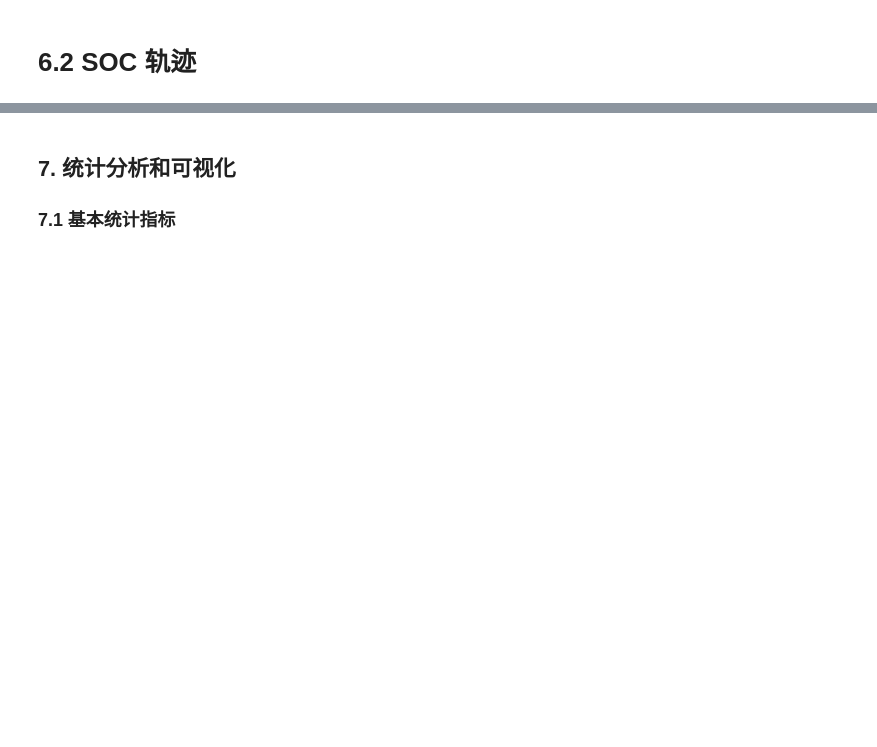
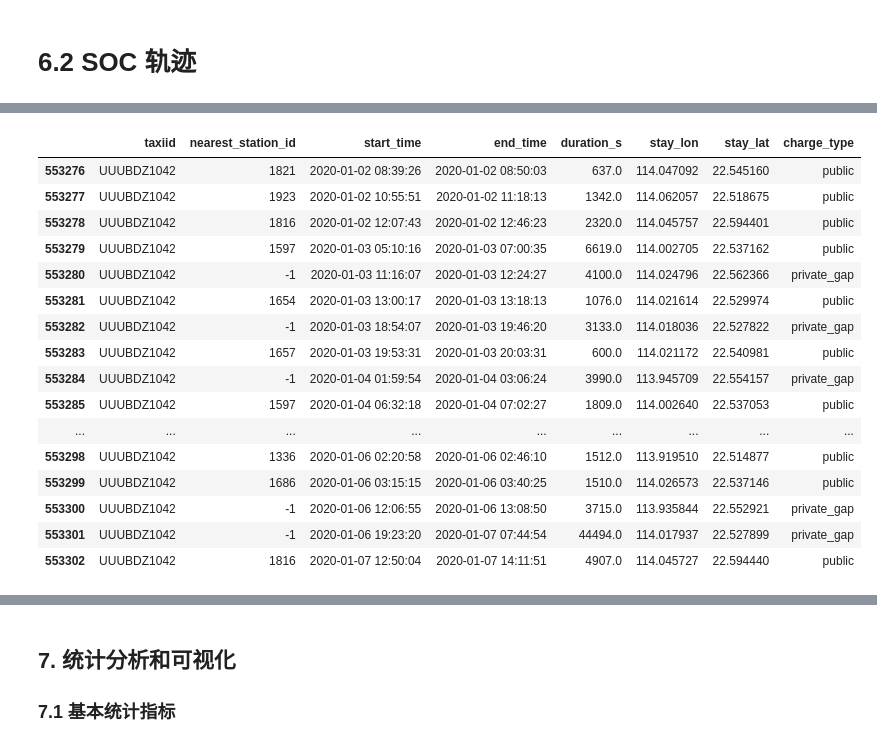
Before and after one commit to 762040835/taxi_Shenzhen, a Jupyter notebook: charging anay_v2.ipynb, the cells around one changed output, grey strips where cells are left out. Cells and saved outputs as stored; diff of their text form; code cells hidden in the pictures; blank space fills up the shorter version.

```diff
--- a/charging anay_v2.ipynb
+++ b/charging anay_v2.ipynb
@@ -64,12 +64,12 @@ PASSENGER_THR = 0        # 空载判断：passenger == 0
 
 # ========== 能耗和电池参数 ==========
 CAP_KWH = 80             # 电池容量（kWh）
-CONS_KWH_PER_KM = 0.2   # 能耗率（kWh/km）
+CONS_KWH_PER_KM = 0.15   # 能耗率（kWh/km）
 AVG_SPEED_KMH = 20       # 平均速度（km/h），用于缺数据时的估算
 CHG_EFFICIENCY = 1.0     # 充电效率
 
 # ========== 数据缺失处理 ==========
-MAX_GAP_SECONDS = 1800   # 最大允许数据缺失时间（秒）30分钟，超过则不计能耗,视为断开GPS
+MAX_GAP_SECONDS = 600   # 最大允许数据缺失时间（秒）10分钟，超过则不计能耗,视为断开GPS
 
 # ========== 路径设置 ==========
 TRACKS_DIR = '../data/taxi_trajectories.parquet'  # 轨迹数据根目录
@@ -79,14 +79,16 @@ PILE_CSV = 'pile_rated_power.csv'                 # 充电桩功率信息
 # ========== 输出文件 ==========
 OUTPUT_DIR = 'output_v2'
 os.makedirs(OUTPUT_DIR, exist_ok=True)
-CHARGING_EVENTS_FILE = f'{OUTPUT_DIR}/charging_events.parquet'
-CHAR_QUEUE_FILE = f'{OUTPUT_DIR}/char_queue.parquet'
-ENERGY_GAP_FILE = f'{OUTPUT_DIR}/energy_gap.parquet'
-BATTERY_TRACE_FILE = f'{OUTPUT_DIR}/battery_trace.parquet'
-PRIVATE_GAP_FILE = f'{OUTPUT_DIR}/private_gap_charging_events.parquet'
+CHARGING_EVENTS_FILE = f'{OUTPUT_DIR}/charging_events_p.parquet'
+CHAR_QUEUE_FILE = f'{OUTPUT_DIR}/char_queue_p.parquet'
+ENERGY_GAP_FILE = f'{OUTPUT_DIR}/energy_gap_p.parquet'
+BATTERY_TRACE_FILE = f'{OUTPUT_DIR}/battery_trace_p.parquet'
+PRIVATE_GAP_FILE = f'{OUTPUT_DIR}/private_gap_charging_events_p.parquet'
+PUBLIC_GAP_FILE = f'{OUTPUT_DIR}/public_gap_charging_events_p.parquet'  # 从gap检测到的公共充电
+
 
 # ========== 并行处理参数 ==========
-MAX_WORKERS = 8          # 并行处理的线程数
+MAX_WORKERS = 10          # 并行处理的线程数
 # %% [markdown]
 ## 3. 充电站数据预处理
 # %%
@@ -265,0 +269,6 @@ logging.info(f"找到 {len(all_taxiids)} 辆车")
+# %%
+pickle_path = f'output_v2/final_id_process.pkl'
+with open(pickle_path, 'rb') as f:  # 注意是 'rb' (read binary)
+    # 使用 pickle.load() 从文件读回列表
+    all_taxiids = pickle.load(f)
+logging.info(f"找到 {len(all_taxiids)} 辆车")
@@ -587,0 +681,3 @@ if not private_gap_charges_df.empty:
+# %%
+public_gap_charges_df=pd.read_parquet(PUBLIC_GAP_FILE)
+private_gap_charges_df=pd.read_parquet(PRIVATE_GAP_FILE)
@@ -1783,0 +1684,20 @@ battery_trace_output[battery_trace_output['taxiid']=='UUUB0H3K7']
+# %%
+all_charging_events[all_charging_events['taxiid']=='UUUBDZ1042'][10:]
+# %% [output]
+|  | taxiid | nearest_station_id | start_time | end_time | duration_s | stay_lon | stay_lat | charge_type |
+| 553276 | UUUBDZ1042 | 1821 | 2020-01-02 08:39:26 | 2020-01-02 08:50:03 | 637.0 | 114.047092 | 22.545160 | public |
+| 553277 | UUUBDZ1042 | 1923 | 2020-01-02 10:55:51 | 2020-01-02 11:18:13 | 1342.0 | 114.062057 | 22.518675 | public |
+| 553278 | UUUBDZ1042 | 1816 | 2020-01-02 12:07:43 | 2020-01-02 12:46:23 | 2320.0 | 114.045757 | 22.594401 | public |
+| 553279 | UUUBDZ1042 | 1597 | 2020-01-03 05:10:16 | 2020-01-03 07:00:35 | 6619.0 | 114.002705 | 22.537162 | public |
+| 553280 | UUUBDZ1042 | -1 | 2020-01-03 11:16:07 | 2020-01-03 12:24:27 | 4100.0 | 114.024796 | 22.562366 | private_gap |
+| 553281 | UUUBDZ1042 | 1654 | 2020-01-03 13:00:17 | 2020-01-03 13:18:13 | 1076.0 | 114.021614 | 22.529974 | public |
+| 553282 | UUUBDZ1042 | -1 | 2020-01-03 18:54:07 | 2020-01-03 19:46:20 | 3133.0 | 114.018036 | 22.527822 | private_gap |
+| 553283 | UUUBDZ1042 | 1657 | 2020-01-03 19:53:31 | 2020-01-03 20:03:31 | 600.0 | 114.021172 | 22.540981 | public |
+| 553284 | UUUBDZ1042 | -1 | 2020-01-04 01:59:54 | 2020-01-04 03:06:24 | 3990.0 | 113.945709 | 22.554157 | private_gap |
+| 553285 | UUUBDZ1042 | 1597 | 2020-01-04 06:32:18 | 2020-01-04 07:02:27 | 1809.0 | 114.002640 | 22.537053 | public |
+| ... | ... | ... | ... | ... | ... | ... | ... | ... |
+| 553298 | UUUBDZ1042 | 1336 | 2020-01-06 02:20:58 | 2020-01-06 02:46:10 | 1512.0 | 113.919510 | 22.514877 | public |
+| 553299 | UUUBDZ1042 | 1686 | 2020-01-06 03:15:15 | 2020-01-06 03:40:25 | 1510.0 | 114.026573 | 22.537146 | public |
+| 553300 | UUUBDZ1042 | -1 | 2020-01-06 12:06:55 | 2020-01-06 13:08:50 | 3715.0 | 113.935844 | 22.552921 | private_gap |
+| 553301 | UUUBDZ1042 | -1 | 2020-01-06 19:23:20 | 2020-01-07 07:44:54 | 44494.0 | 114.017937 | 22.527899 | private_gap |
+| 553302 | UUUBDZ1042 | 1816 | 2020-01-07 12:50:04 | 2020-01-07 14:11:51 | 4907.0 | 114.045727 | 22.594440 | public |
```
Also changed, not shown: parts of 46 cells of this notebook, 2 other files.
